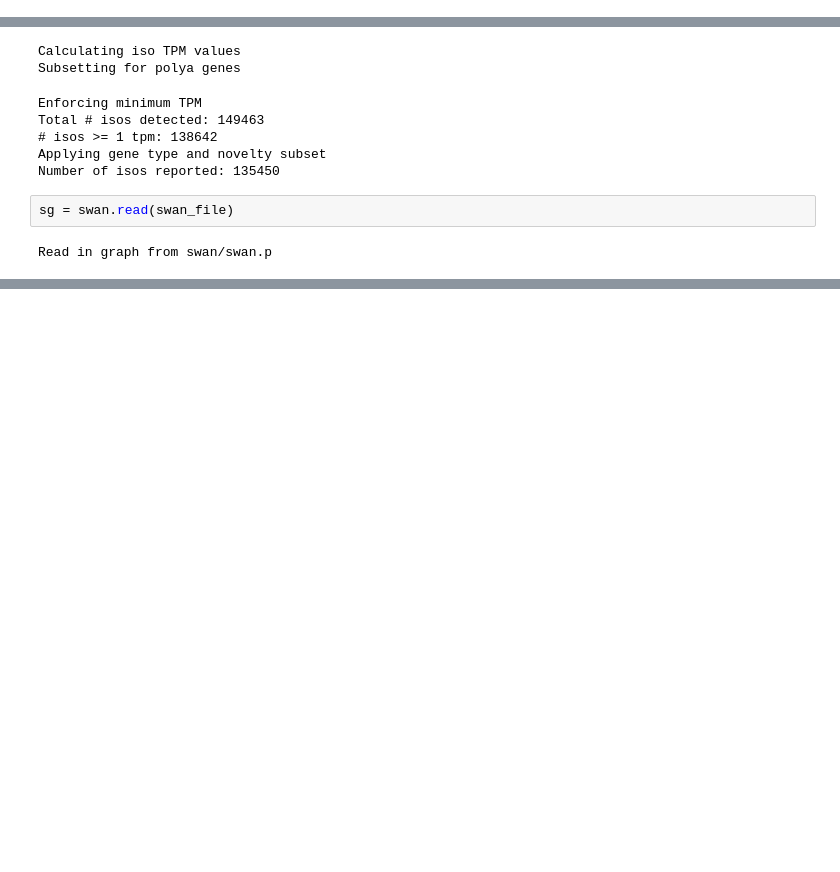
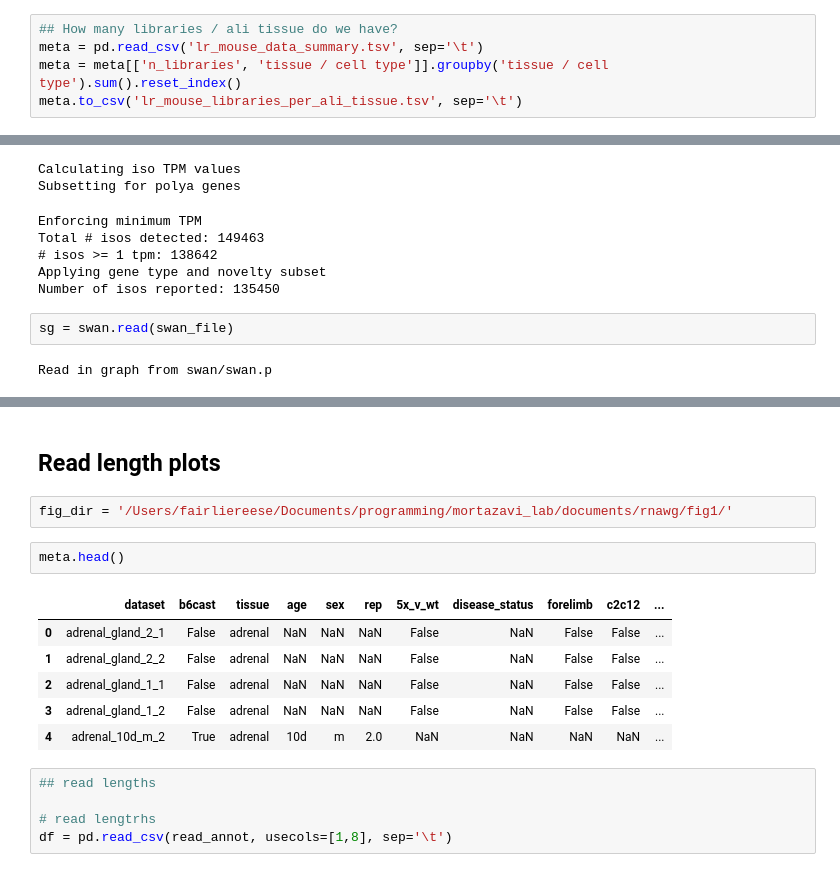
Before and after one commit to fairliereese/rnawg, a Jupyter notebook: mouse/lr_bulk/data_summary.ipynb, the cells around one changed output, grey strips where cells are left out. Saved outputs shown, nothing was run; the diff lists cells and outputs as text; blank space fills up the shorter version.

```diff
--- a/mouse/lr_bulk/data_summary.ipynb
+++ b/mouse/lr_bulk/data_summary.ipynb
@@ -30,3 +70,8 @@ swan_file = 'swan/swan.p'
+# %%
+## How many libraries / ali tissue do we have?
+meta = pd.read_csv('lr_mouse_data_summary.tsv', sep='\t')
+meta = meta[['n_libraries', 'tissue / cell type']].groupby('tissue / cell type').sum().reset_index()
+meta.to_csv('lr_mouse_libraries_per_ali_tissue.tsv', sep='\t')
 # %% [markdown]
 ## legend
 # %%
@@ -365,0 +433,18 @@ Categories (3, object): ['brain', 'cell_line', 'tissue']
+# %% [markdown]
+## Read length plots
+# %%
+fig_dir = '/Users/fairliereese/Documents/programming/mortazavi_lab/documents/rnawg/fig1/'
+# %%
+meta.head()
+# %% [output]
+|  | dataset | b6cast | tissue | age | sex | rep | 5x_v_wt | disease_status | forelimb | c2c12 | ... |
+| 0 | adrenal_gland_2_1 | False | adrenal | NaN | NaN | NaN | False | NaN | False | False | ... |
+| 1 | adrenal_gland_2_2 | False | adrenal | NaN | NaN | NaN | False | NaN | False | False | ... |
+| 2 | adrenal_gland_1_1 | False | adrenal | NaN | NaN | NaN | False | NaN | False | False | ... |
+| 3 | adrenal_gland_1_2 | False | adrenal | NaN | NaN | NaN | False | NaN | False | False | ... |
+| 4 | adrenal_10d_m_2 | True | adrenal | 10d | m | 2.0 | NaN | NaN | NaN | NaN | ... |
+# %%
+## read lengths
+
+# read lengtrhs
+df = pd.read_csv(read_annot, usecols=[1,8], sep='\t')
```
Also changed, not shown: parts of 13 cells of this notebook, 12 other files.
